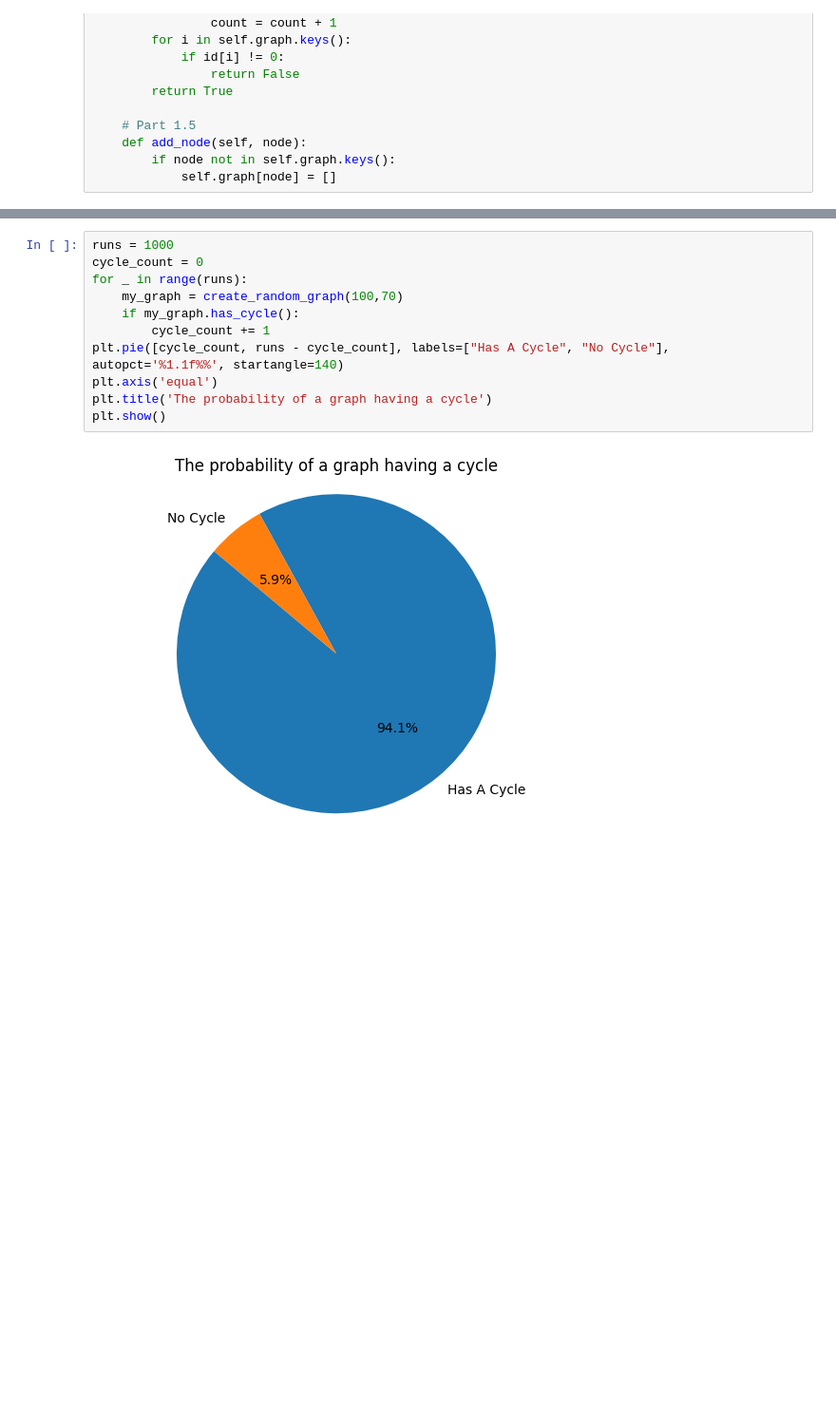
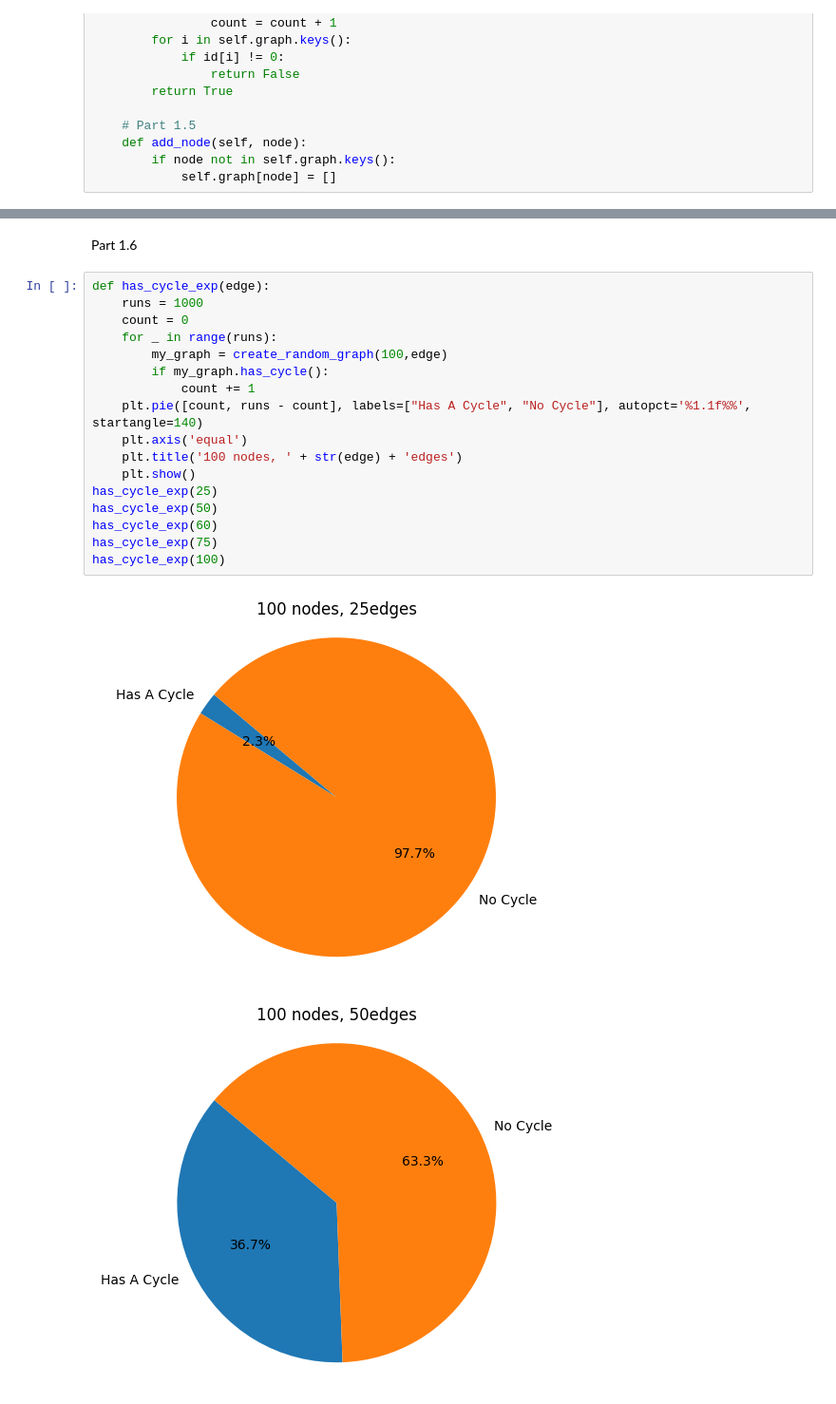
Before and after one commit to haaaarsh4/2XCE-Lab, a Jupyter notebook: Lab3.ipynb, the cells around one changed output, grey strips where cells are left out. Shown at 95% size. Drawn from its saved outputs; the diff is of its cells as text; blank space fills up the shorter version.

```diff
--- a/Lab3.ipynb
+++ b/Lab3.ipynb
@@ -216,13 +209,22 @@ dict_keys([0, 1, 2, 3, 4, 5, 6, 7, 8, 9])
+# %% [markdown]
+Part 1.6
 # %%
-runs = 1000
-cycle_count = 0
-for _ in range(runs):
-    my_graph = create_random_graph(100,70)
-    if my_graph.has_cycle():
-        cycle_count += 1
-plt.pie([cycle_count, runs - cycle_count], labels=["Has A Cycle", "No Cycle"], autopct='%1.1f%%', startangle=140)
-plt.axis('equal')
-plt.title('The probability of a graph having a cycle')
-plt.show()
+def has_cycle_exp(edge):
+    runs = 1000
+    count = 0
+    for _ in range(runs):
+        my_graph = create_random_graph(100,edge)
+        if my_graph.has_cycle():
+            count += 1
+    plt.pie([count, runs - count], labels=["Has A Cycle", "No Cycle"], autopct='%1.1f%%', startangle=140)
+    plt.axis('equal')
+    plt.title('100 nodes, ' + str(edge) + 'edges')
+    plt.show()
+has_cycle_exp(25)
+has_cycle_exp(50)
+has_cycle_exp(60)
+has_cycle_exp(75)
+has_cycle_exp(100)
 # %% [output]
-[figure, old version]
+[figure, new version]
+[figure, added]
```
Also changed, not shown: parts of 15 cells of this notebook.
